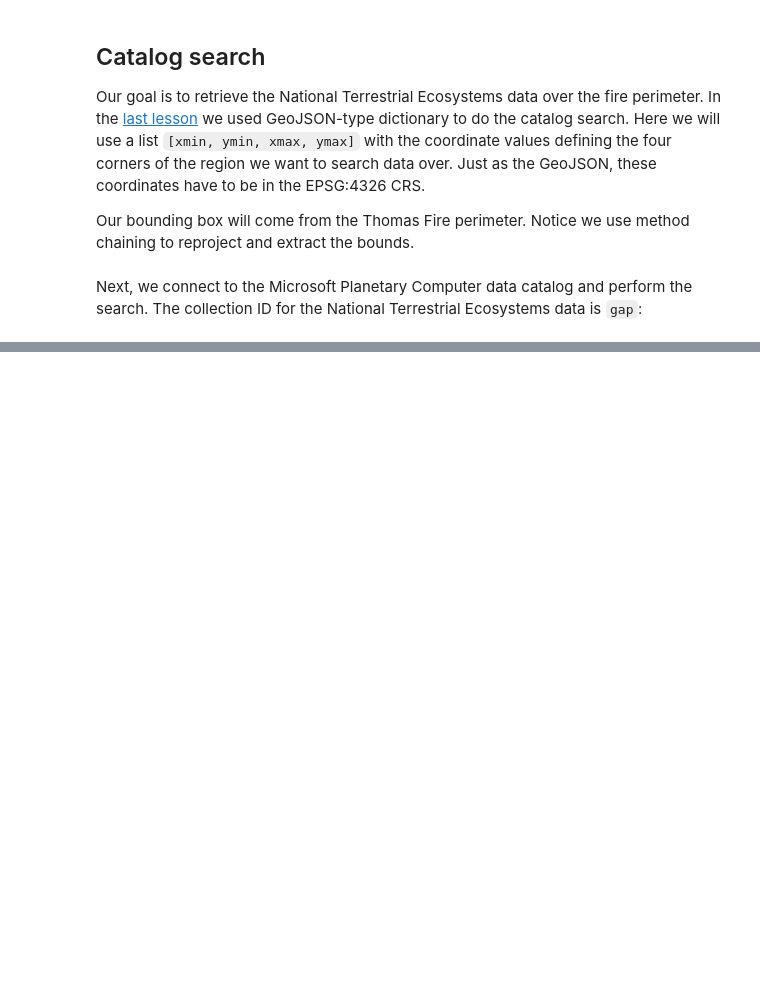
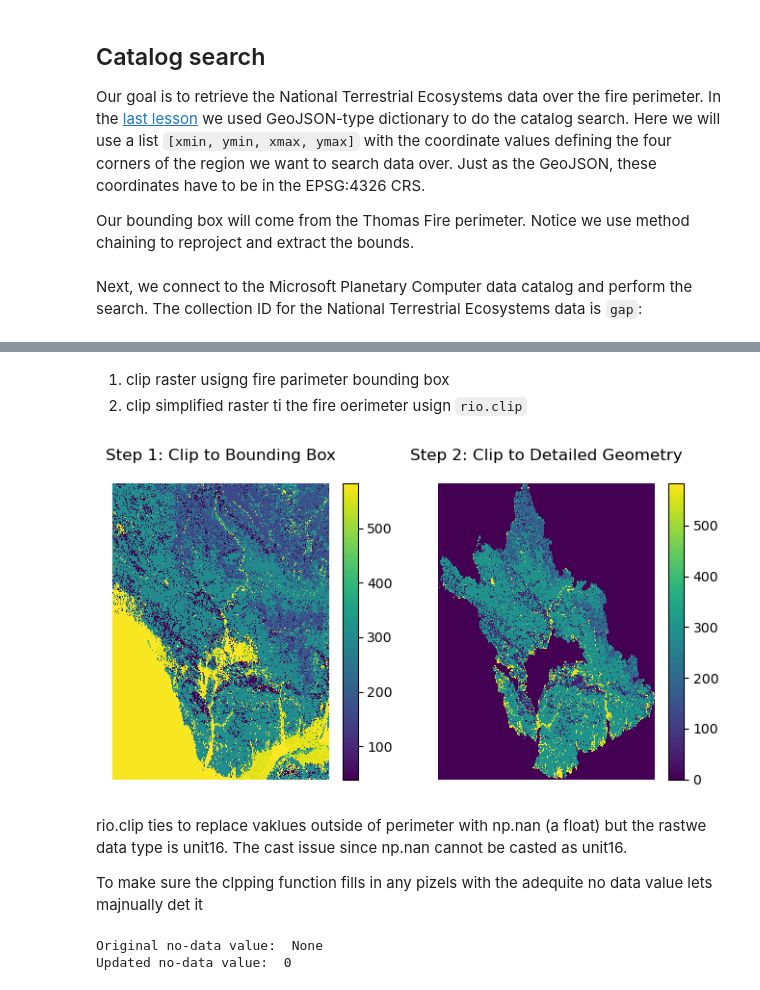
Before and after one commit to austinmartinez12/eds220-2025-in-class, a Jupyter notebook: week9/week-9-land-cover-stats.ipynb, the cells around one changed output, grey strips where cells are left out. Cells and saved outputs as stored; diff of their text form; code cells hidden in the pictures; blank space fills up the shorter version.

```diff
--- a/week9/week-9-land-cover-stats.ipynb
+++ b/week9/week-9-land-cover-stats.ipynb
@@ -81,3 +81,9 @@ Our bounding box will come from the Thomas Fire perimeter. Notice we use method
 # Create bounding box for search
 # %% [markdown]
 Next, we connect to the Microsoft Planetary Computer data catalog and perform the search. The collection ID for the National Terrestrial Ecosystems data is `gap`:
+# %%
+# Create list of bounding box coords for search in 4326 CRS
+thomas_fire_bbox = list(thomas_fire.to_crs('epsg:4326')
+                                   .total_bounds
+                                    )
+thomas_fire_bbox
@@ -89,0 +190,41 @@ catalog = pystac_client.Client.open(
+# %% [markdown]
+1. clip raster usigng fire parimeter bounding box
+2. clip simplified raster ti the fire oerimeter usign `rio.clip`
+# %%
+# Match CRSs and verify update
+thomas_fire_match = thomas_fire.to_crs(lulc.rio.crs)
+assert thomas_fire_match.crs == lulc.rio.crs
+
+# Clip large raster to detailed geometry in two steps
+lulc_step1 = lulc.rio.clip_box(*thomas_fire_match.total_bounds)
+lulc_step2 = lulc_step1.rio.clip(thomas_fire_match.geometry)  # Produces RuntimeWarning
+
+# ------------------------------------------------------
+fig, ax = plt.subplots(1, 2, figsize=(8, 4))
+
+# Plot the first clipped raster
+lulc_step1.plot(ax=ax[0])
+ax[0].set_title("Step 1: Clip to Bounding Box")
+ax[0].axis("off")
+
+# Plot the second clipped raster
+lulc_step2.plot(ax=ax[1])
+ax[1].set_title("Step 2: Clip to Detailed Geometry")
+ax[1].axis("off")
+
+plt.show()
+# %% [output]
+[figure, added]
+# %% [markdown]
+rio.clip ties to replace vaklues outside of perimeter with np.nan (a float) but the rastwe data type is unit16. The cast issue since np.nan cannot be casted as unit16.
+
+To make sure the clpping function fills in any pizels with the adequite no data value lets majnually det it
+# %%
+print('Original no-data value: ', lulc.rio.nodata)
+
+# Update raster's no-data value
+lulc = lulc.rio.write_nodata(0)
+print('Updated no-data value: ', lulc.rio.nodata)
+# %% [output]
+Original no-data value:  None
+Updated no-data value:  0
```
Also changed, not shown: parts of 19 cells of this notebook.
